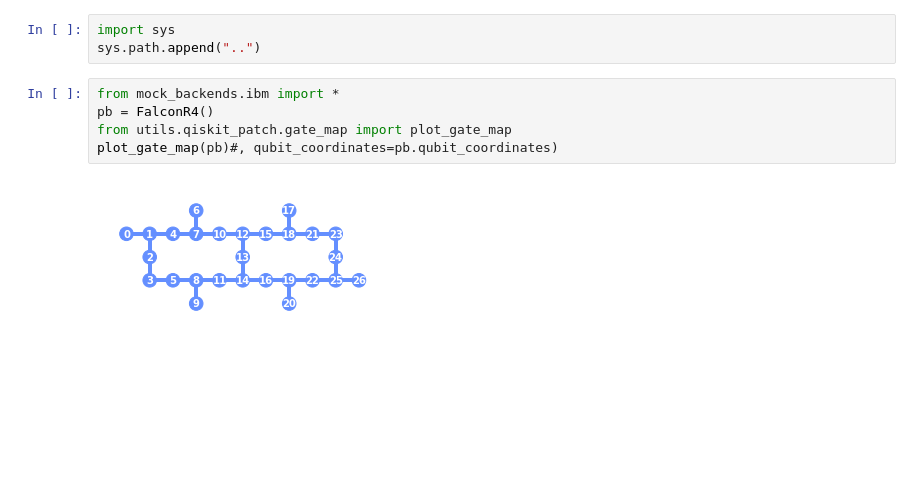
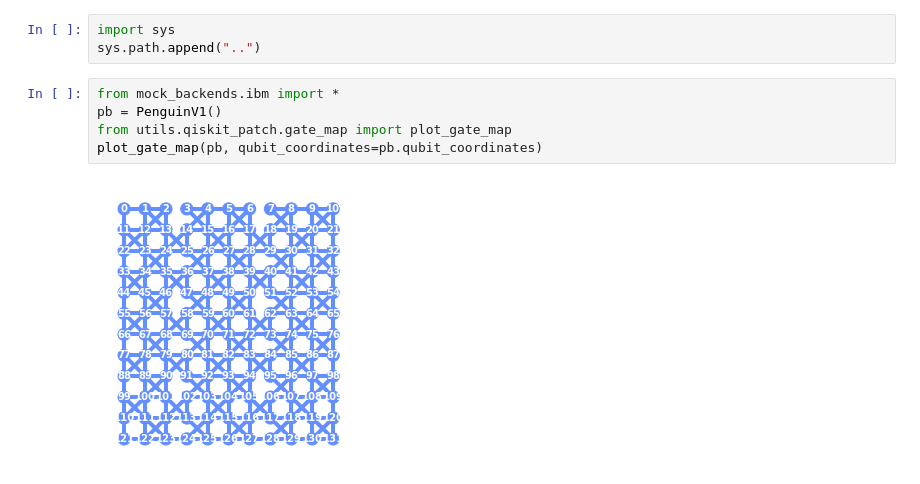
Before and after one commit to Pitt-JonesLab/clonk_transpilation, a Jupyter notebook: backend_utils/test.ipynb, the cells around one changed output. Cells and saved outputs as stored; diff of their text form; blank space fills up the shorter version.

```diff
--- a/backend_utils/test.ipynb
+++ b/backend_utils/test.ipynb
@@ -3,8 +3,8 @@ import sys
 sys.path.append("..")
 # %%
 from mock_backends.ibm import *
-pb = FalconR4()
+pb = PenguinV1()
 from utils.qiskit_patch.gate_map import plot_gate_map
-plot_gate_map(pb)#, qubit_coordinates=pb.qubit_coordinates)
+plot_gate_map(pb, qubit_coordinates=pb.qubit_coordinates)
 # %% [output]
-[figure, old version]
+[figure, new version]
```
Also changed, not shown: parts of 8 cells of this notebook, 20 other files.
